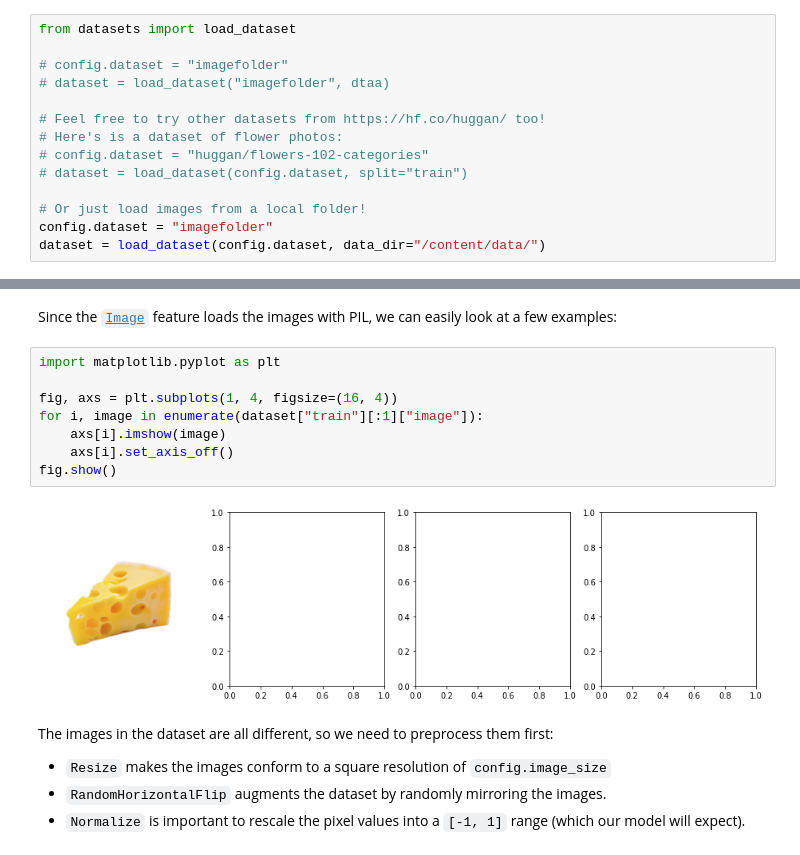
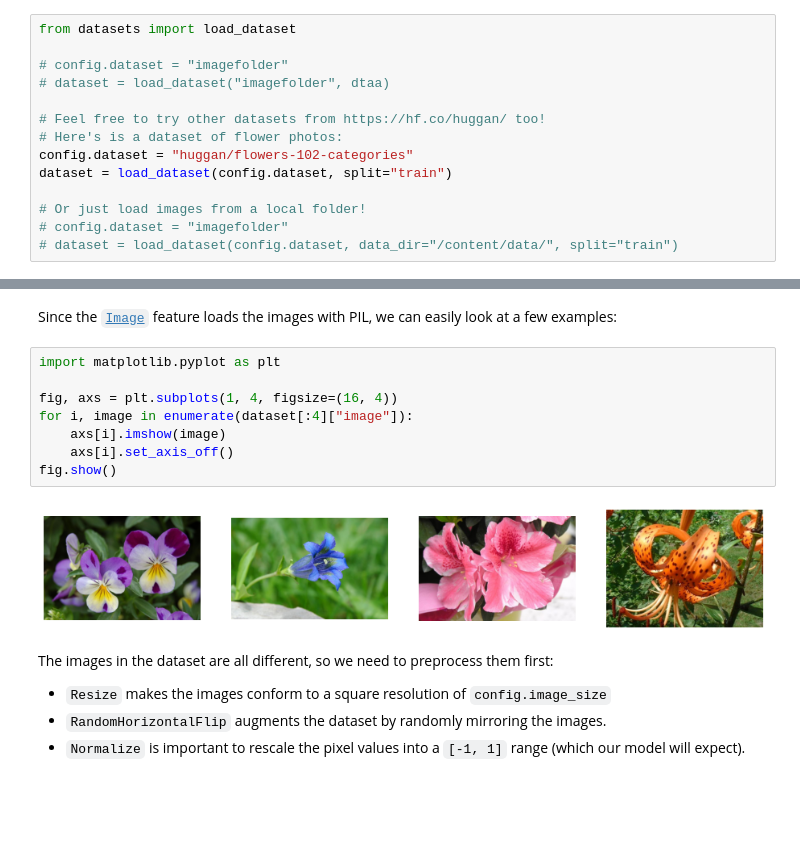
Before and after one commit to directedbit/fictional-train, a Jupyter notebook: diffusers_training_example.ipynb, the cells around one changed output, grey strips where cells are left out. Cells and saved outputs as stored; diff of their text form; blank space fills up the shorter version.

Commit message:
flowers v1

```diff
--- a/diffusers_training_example.ipynb
+++ b/diffusers_training_example.ipynb
@@ -81,10 +103,10 @@ from datasets import load_dataset
 
 # Feel free to try other datasets from https://hf.co/huggan/ too!
 # Here's is a dataset of flower photos:
-# config.dataset = "huggan/flowers-102-categories"
-# dataset = load_dataset(config.dataset, split="train")
+config.dataset = "huggan/flowers-102-categories"
+dataset = load_dataset(config.dataset, split="train")
 
 # Or just load images from a local folder!
-config.dataset = "imagefolder"
-dataset = load_dataset(config.dataset, data_dir="/content/data/")
+# config.dataset = "imagefolder"
+# dataset = load_dataset(config.dataset, data_dir="/content/data/", split="train")
 # %% [output]
@@ -106,13 +126,13 @@ Since the [`Image`](https://huggingface.co/docs/datasets/image_process#image-dat
 # %%
 import matplotlib.pyplot as plt
 
 fig, axs = plt.subplots(1, 4, figsize=(16, 4))
-for i, image in enumerate(dataset["train"][:1]["image"]):
+for i, image in enumerate(dataset[:4]["image"]):
     axs[i].imshow(image)
     axs[i].set_axis_off()
 fig.show()
 # %% [output]
-[figure, old version]
+[figure, new version]
 # %% [markdown]
 The images in the dataset are all different, so we need to preprocess them first:
 * `Resize` makes the images conform to a square resolution of `config.image_size`
```
Also changed, not shown: parts of 19 cells of this notebook, 1 other file.
